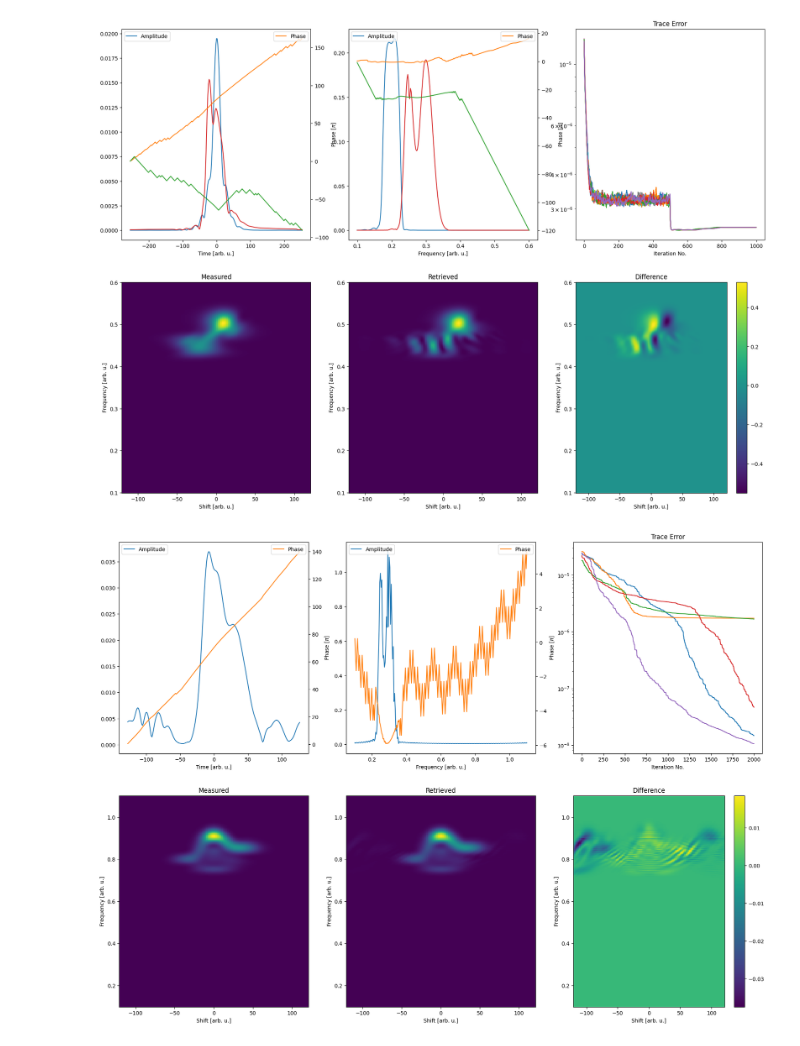
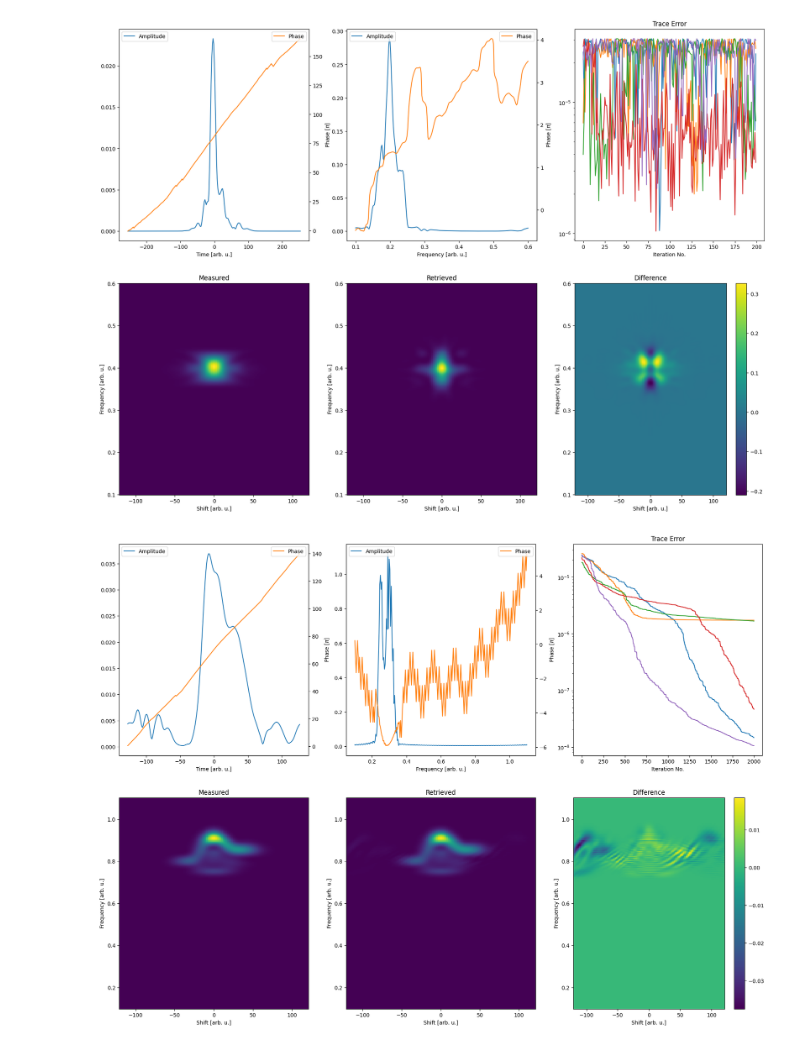
Before and after one commit to matillda123/Pulse-Retrieval-with-JAX, a Jupyter notebook: _usage_example.ipynb, the cells around one changed output. Drawn from its saved outputs; the diff is of its cells as text; code cells hidden in the pictures.

Commit message:
Started adding calibration curve optimization in classical

```diff
--- a/_usage_example.ipynb
+++ b/_usage_example.ipynb
@@ -22,7 +22,7 @@ _, frequency_gate, _, pulse_f_gate = mp.generate_pulse((amp1,phase0))
 
 delay = jnp.linspace(-120,120,128)
 delay, frequency_trace, trace, spectra = mp.generate_frog(time, frequency, pulse_t, pulse_f, "shg", delay, real_fields=False,
-                                                          cross_correlation=True,
+                                                          cross_correlation=False,
                                                           gate=(frequency_gate, pulse_f_gate),
                                                           N=128*2, frequency_range=(0.1,0.6), interpolate_fft_conform=False)
 # %% [output]
@@ -37,23 +57,24 @@ delay, frequency_trace, trace, spectra = mp.generate_frog(time, frequency, pulse
 # %%
 from pulsedjax.frog import PtychographicIterativeEngine
 
-gp = PtychographicIterativeEngine(delay, frequency_trace, trace, "shg", cross_correlation="doubleblind", seed=None)
+gp = PtychographicIterativeEngine(delay, frequency_trace, trace, "shg", cross_correlation=False, seed=None)
 
 #gp.eta_spectral_amplitude = 0.001
-gp.use_measured_spectrum(spectra.pulse[0], spectra.pulse[1], "pulse")
-gp.use_measured_spectrum(spectra.gate[0], spectra.gate[1], "gate")
+# gp.use_measured_spectrum(spectra.pulse[0], spectra.pulse[1], "pulse")
+# gp.use_measured_spectrum(spectra.gate[0], spectra.gate[1], "gate")
 
-population = gp.create_initial_population(15, "constant")
+population = gp.create_initial_population(5, "random")
 
-gp.local_gamma = 1e-2
-gp.global_gamma = 1e-2
+gp.local_gamma = 0.5
+gp.global_gamma = 0.5
 
 gp.pie_method = "rPIE"
+gp.optimize_calibration_curve = False
 
-final_result = gp.run(population, 500, 500)
+final_result = gp.run(population, 200, 0)
 gp.plot_results(final_result)
 # %% [output]
-[figure, old version]
+[figure, new version]
 # %%
 from pulsedjax.frog import LSF
 
```
Also changed, not shown: parts of 3 cells of this notebook, 10 other files.
